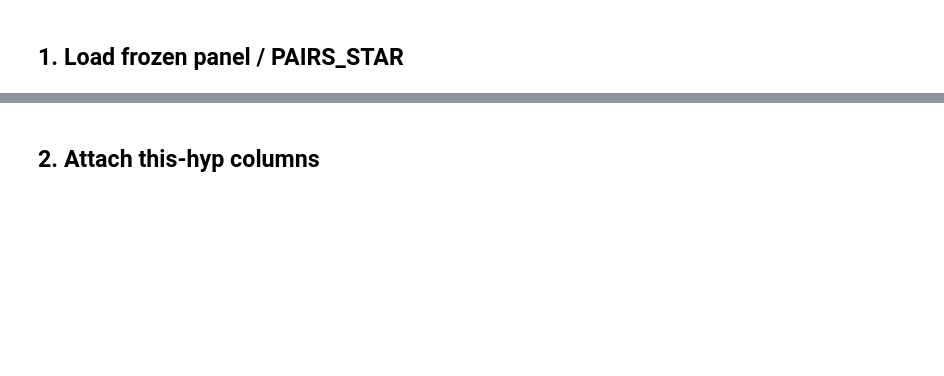
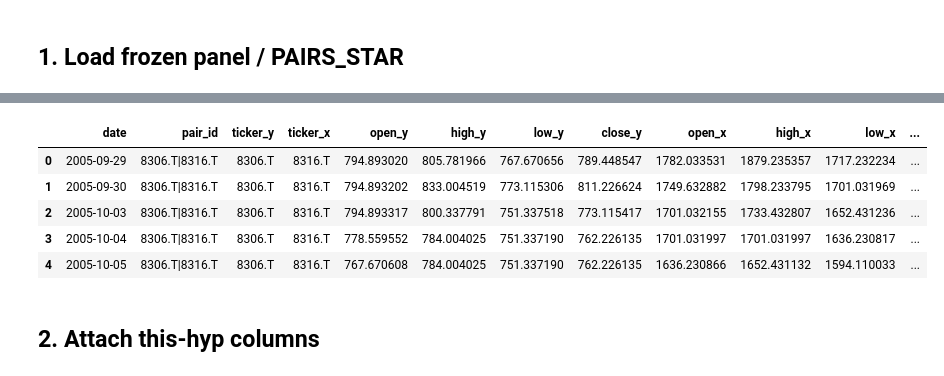
Before and after one commit to charlievellacott/trading_portfolio, a Jupyter notebook: 02_research/s2_coint/notebooks/hypothesis_tests/H-004_coint_break.ipynb, the cells around one changed output, grey strips where cells are left out. Drawn from its saved outputs; the diff is of its cells as text; code cells hidden in the pictures; blank space fills up the shorter version.

```diff
--- a/02_research/s2_coint/notebooks/hypothesis_tests/H-004_coint_break.ipynb
+++ b/02_research/s2_coint/notebooks/hypothesis_tests/H-004_coint_break.ipynb
@@ -63,8 +66,9 @@ BAR = str(stack["BAR_STAR"])
 train, full = load_universe_c_panels(BAR, PAIRS_STAR, root=ROOT)
 if stack.get("HEDGE_STAR") == "kalman":
     lb = lookbacks_for_bar(BAR)
-    train = overlay_kalman_hedge(train, burn_in=lb["kalman_burn_in"], z_window=lb["z_window"], hl_window=lb["hl_window"])
-    full = overlay_kalman_hedge(full, burn_in=lb["kalman_burn_in"], z_window=lb["z_window"], hl_window=lb["hl_window"])
+    kf_delta = stack["KALMAN_DELTA_STAR"]
+    train = overlay_kalman_hedge(train, burn_in=lb["kalman_burn_in"], z_window=lb["z_window"], hl_window=lb["hl_window"], delta=kf_delta)
+    full = overlay_kalman_hedge(full, burn_in=lb["kalman_burn_in"], z_window=lb["z_window"], hl_window=lb["hl_window"], delta=kf_delta)
 is_end = is_end_for_stack(stack, full if BAR == "1h" else train)
 if BAR == "1d":
     is_panel, oos_panel = train.copy(), full.loc[pd.to_datetime(full["date"]) > is_end].copy()
@@ -73,3 +77,4 @@ else:
 s1_weekly = load_s1_weekly(ROOT)
 print("bar", BAR, "is_end", is_end, "IS rows", len(is_panel), "OOS rows", len(oos_panel))
 is_panel.head()
+# %% [output]
@@ -76,3 +82,9 @@ is_panel.head()
+|  | date | pair_id | ticker_y | ticker_x | open_y | high_y | low_y | close_y | open_x | high_x | low_x | ... |
+| 0 | 2005-09-29 | 8306.T|8316.T | 8306.T | 8316.T | 794.893020 | 805.781966 | 767.670656 | 789.448547 | 1782.033531 | 1879.235357 | 1717.232234 | ... |
+| 1 | 2005-09-30 | 8306.T|8316.T | 8306.T | 8316.T | 794.893202 | 833.004519 | 773.115306 | 811.226624 | 1749.632882 | 1798.233795 | 1701.031969 | ... |
+| 2 | 2005-10-03 | 8306.T|8316.T | 8306.T | 8316.T | 794.893317 | 800.337791 | 751.337518 | 773.115417 | 1701.032155 | 1733.432807 | 1652.431236 | ... |
+| 3 | 2005-10-04 | 8306.T|8316.T | 8306.T | 8316.T | 778.559552 | 784.004025 | 751.337190 | 762.226135 | 1701.031997 | 1701.031997 | 1636.230817 | ... |
+| 4 | 2005-10-05 | 8306.T|8316.T | 8306.T | 8316.T | 767.670608 | 784.004025 | 751.337190 | 762.226135 | 1636.230866 | 1652.431132 | 1594.110033 | ... |
 # %% [markdown]
 ## 2. Attach this-hyp columns
 # %%
```
Also changed, not shown: parts of 6 cells of this notebook, 18 other files.
